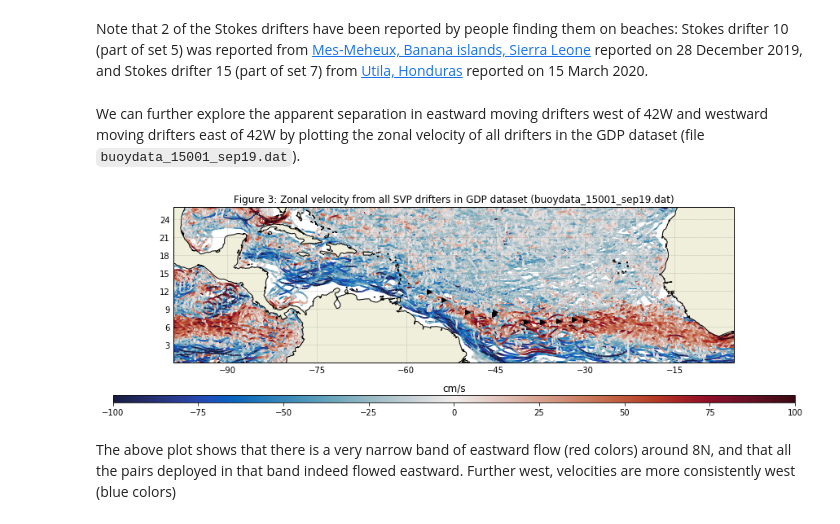
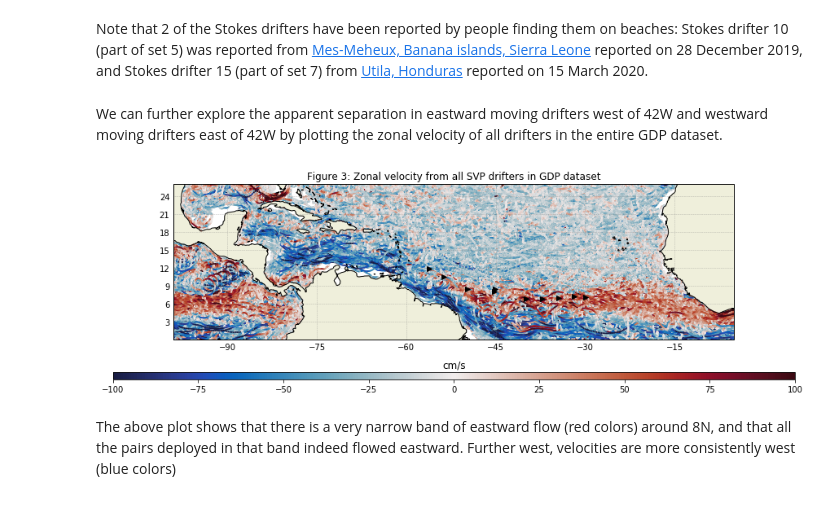
Before and after one commit to OceanParcels/Sargassum_Drifters, a Jupyter notebook: SargassumDrifterAnalysis.ipynb, the cells around one changed output. Cells and saved outputs as stored; diff of their text form; code cells hidden in the pictures.

Commit message:
Adding Figure of zonal velocity for all GDP drifters in Tropical Atlantic

```diff
--- a/SargassumDrifterAnalysis.ipynb
+++ b/SargassumDrifterAnalysis.ipynb
@@ -97,7 +97,7 @@ What's clear from the figure above is that the drifters released east of ~42W mo
 An alternative way to visualize the trajectories is in an animation, showing drifter pathways every day. In this case, we also add a third data set:
 3. All other SVP drifters in the GDP dataset in the region between July-October 2019
 # %%
-SVP_all = Drifters('gdptrajsAllTrAtl_200526.npz', 'Other NOAA SVP drifters', '0.75')
+SVP_all = Drifters('gdptrajsAllTrAtl_200527.npz', 'Other NOAA SVP drifters', '0.75')
 # %%
 pylab.rcParams['figure.figsize'] = (15, 5)
 
@@ -141,32 +141,32 @@ The code above produced an animated gif. However, because this will not play aut
 # %% [markdown]
 Note that 2 of the Stokes drifters have been reported by people finding them on beaches: Stokes drifter 10 (part of set 5) was reported from [Mes-Meheux, Banana islands, Sierra Leone](https://goo.gl/maps/m5j8fobXE2BzAdhN8) reported on 28 December 2019, and Stokes drifter 15 (part of set 7) from [Utila, Honduras](https://goo.gl/maps/dF8qXHCpNdLMD2UV6) reported on 15 March 2020.
 # %% [markdown]
-We can further explore the apparent separation in eastward moving drifters west of 42W and westward moving drifters east of 42W by plotting the zonal velocity of all drifters in the GDP dataset (file `buoydata_15001_sep19.dat`).
+We can further explore the apparent separation in eastward moving drifters west of 42W and westward moving drifters east of 42W by plotting the zonal velocity of all drifters in the entire GDP dataset.
 # %%
 pylab.rcParams['figure.figsize'] = (15, 5)
 
 projection = cartopy.crs.PlateCarree()
 fig, ax = plt.subplots(1, 1, subplot_kw={'projection': projection})
 ax.coastlines(resolution='50m')
 ax.add_feature(cartopy.feature.LAND)
 
 for d in SVP_all.lons:
     sc = ax.scatter(SVP_all.lons[d], SVP_all.lats[d], s=1, c=SVP_all.ve[d], cmap=cmocean.cm.balance, vmin=-100, vmax=100)
 
 ax.plot([Stokes.launch_lons[s[0]] for s in Stokes.sets_all],
         [Stokes.launch_lats[s[0]] for s in Stokes.sets_all], 'k>', zorder=10)
 
 gl = ax.gridlines(crs=cartopy.crs.PlateCarree(), draw_labels=True, linewidth=0.5,
                   color='gray', alpha=0.5, linestyle='--')
 gl.xlabels_top = False
 gl.ylabels_right = False
 ax.set_extent([-99, -5, 0, 26], crs=cartopy.crs.PlateCarree())
 clb = plt.colorbar(sc, orientation="horizontal", aspect=100)
 clb.ax.set_title('cm/s')
-plt.title('Figure 3: Zonal velocity from all SVP drifters in GDP dataset (buoydata_15001_sep19.dat)')
+plt.title('Figure 3: Zonal velocity from all SVP drifters in GDP dataset')
 plt.show()
 # %% [output]
-[figure, old version]
+[figure, new version]
 # %% [markdown]
 The above plot shows that there is a very narrow band of eastward flow (red colors) around 8N, and that all the pairs deployed in that band indeed flowed eastward. Further west, velocities are more consistently west (blue colors)
 # %% [markdown]
```
